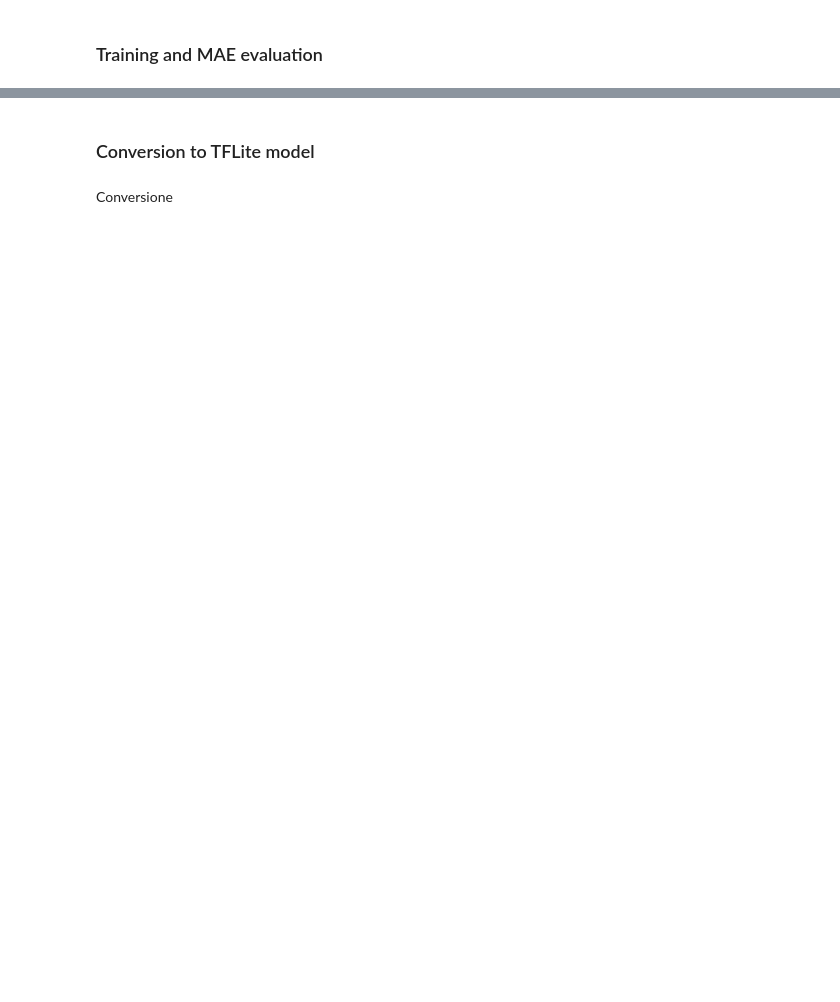
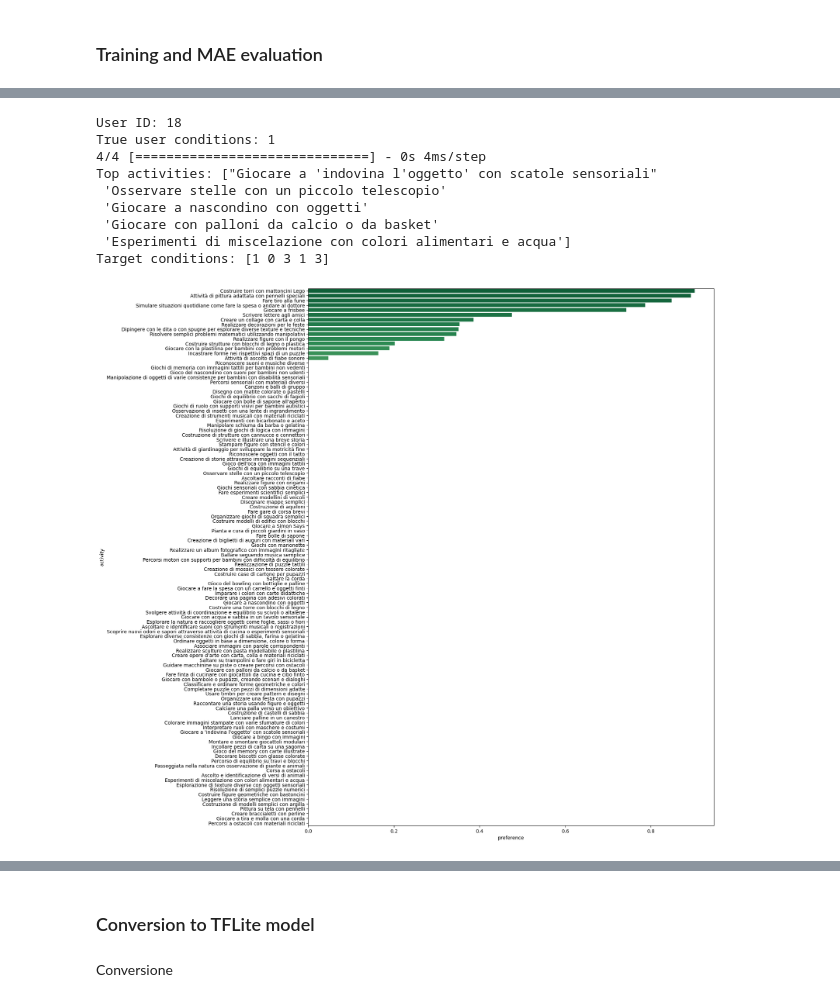
Before and after one commit to giulio8/ACA_project, a Jupyter notebook: provaNCF.ipynb, the cells around one changed output, grey strips where cells are left out. Cells and saved outputs as stored; diff of their text form; code cells hidden in the pictures; blank space fills up the shorter version.

```diff
--- a/provaNCF.ipynb
+++ b/provaNCF.ipynb
@@ -182,0 +179,10 @@ Epoch 10/10
+# %%
+def predict_preferences(user_id):
+
+    user = np.array([user_id for i in range(num_activities)])
+    activity = np.array([i for i in range(1, num_activities + 1)])
+    predictions = model.predict([user, activity])
+
+    return predictions.reshape(-1)
+
+print(predict_preferences(1))
@@ -182,0 +210,56 @@ Epoch 10/10
+# %%
+import seaborn as sns
+
+users = pd.read_csv("synthetic-dataset/user.csv")
+activities = pd.read_csv("synthetic-dataset/activity.csv", sep='|')
+preference_df = pd.read_csv("synthetic-dataset/preference.csv")
+user_item_matrix = preference_df.pivot(index='user_id', columns='activity_id', values='preference').fillna(0)
+
+# Adjust preference values
+user_item_matrix[user_item_matrix == -1] = np.nan
+#user_id = np.random.choice(users['user_id'])
+user_id = 18
+
+old_preferences_user = user_item_matrix.loc[user_id].values
+old_preferences_user = np.stack((activities['activity'], old_preferences_user), axis=1)
+old_preferences_user = pd.DataFrame(old_preferences_user, columns=['activity','preference'])
+old_preferences_user.fillna(0, inplace=True)
+fig, ax = plt.subplots(figsize=(15, 20))
+#print(old_preferences_user)
+# store the activities that the user has not rated yet
+not_rated_activities_idxs = old_preferences_user[old_preferences_user['preference'] == 0].index.values
+sns.barplot(x='preference', y='activity', ax=ax, data=old_preferences_user.sort_values('preference', ascending=False), palette='RdYlGn_r')
+
+print("User ID:", user_id)
+
+true_user_condition = users[users['user_id'] == user_id].values[0][1]
+print("True user conditions:", true_user_condition)
+
+predicted_preferences = predict_preferences(user_id)
+# only consider the activities that the user has not rated yet
+predicted_preferences = predicted_preferences[not_rated_activities_idxs]
+arr = np.stack((activities[activities.index.isin(not_rated_activities_idxs)]['activity'], predicted_preferences), axis=1)
+value_for_activity = pd.DataFrame(arr, columns=['activity','value'])
+fig, ax = plt.subplots(figsize=(15, 25))
+sns.barplot(x='value', y='activity', ax=ax, data=value_for_activity.sort_values('value', ascending=False), palette='RdYlGn_r')
+
+
+# Find the top 5 activities with the highest predicted preferences
+top_activities = value_for_activity.sort_values(by='value', ascending=False).head(5)
+top_activities_names = top_activities['activity'].values
+print("Top activities:", top_activities_names)
+
+# Get the target condition of the top activities
+target_conditions = activities[activities['activity'].isin(top_activities_names)]['target_condition'].values
+print("Target conditions:", target_conditions)
+# %% [output]
+User ID: 18
+True user conditions: 1
+4/4 [==============================] - 0s 4ms/step
+Top activities: ["Giocare a 'indovina l'oggetto' con scatole sensoriali"
+ 'Osservare stelle con un piccolo telescopio'
+ 'Giocare a nascondino con oggetti'
+ 'Giocare con palloni da calcio o da basket'
+ 'Esperimenti di miscelazione con colori alimentari e acqua']
+Target conditions: [1 0 3 1 3]
+[figure, added]
```
Also changed, not shown: parts of 7 cells of this notebook, 5 other files.
